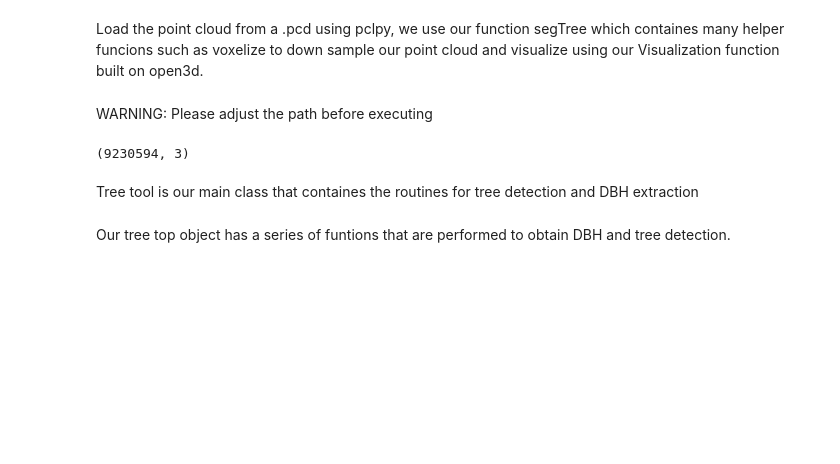
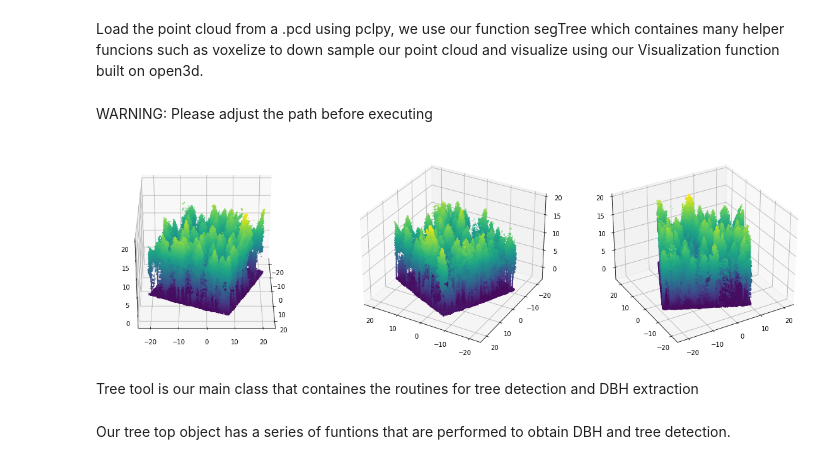
Before and after one commit to porteratzo/TreeTool, a Jupyter notebook: QuickDemo.ipynb, the cells around one changed output. Drawn from its saved outputs; the diff is of its cells as text; code cells hidden in the pictures; blank space fills up the shorter version.

Commit message:
Added code ocean visualization

```diff
--- a/QuickDemo.ipynb
+++ b/QuickDemo.ipynb
@@ -26,14 +26,13 @@ WARNING: Please adjust the path before executing
 # %%
 PointCloud = pclpy.pcl.PointCloud.PointXYZ()
 
 filedir = r'../treedata/downsampledlesscloudEURO2.pcd'
 pclpy.pcl.io.loadPCDFile(filedir,PointCloud)
 PointCloudV = segTree.voxelize(PointCloud.xyz,0.04)
-Utils.open3dpaint(PointCloudV, reduce_for_Vis = True ,voxelsize=0.1)
+#Utils.open3dpaint(PointCloudV, reduce_for_Vis = True ,voxelsize=0.1)
+Utils.open3dpaint(PointCloudV, reduce_for_Vis = True ,voxelsize=0.2)
+# %% [output]
+[figure, added]
-# %%
-PointCloud.xyz.shape
-# %% [output]
-(9230594, 3)
 # %% [markdown]
 Tree tool is our main class that containes the routines for tree detection and DBH extraction
 # %%
```
Also changed, not shown: 1 other file.
